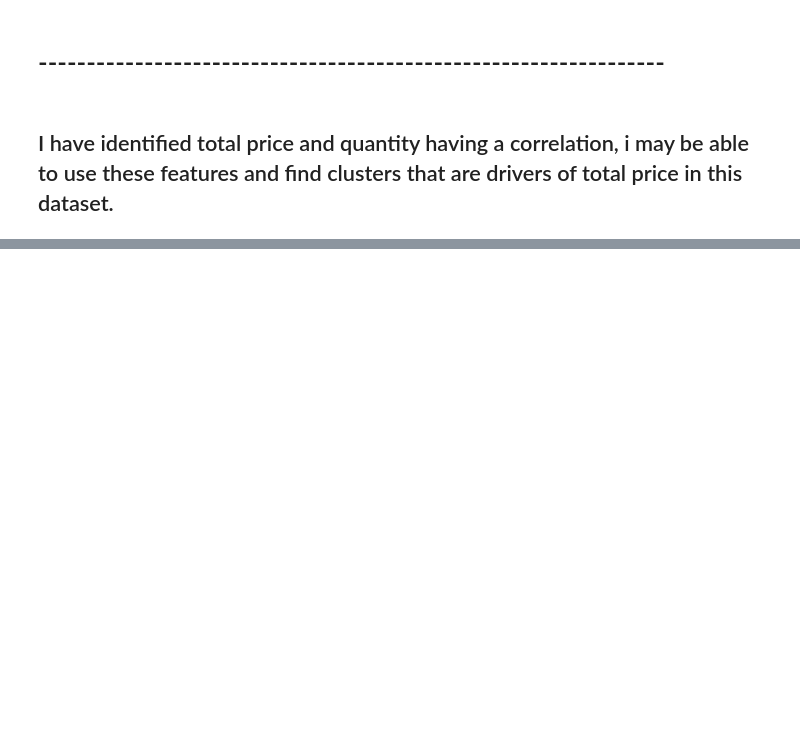
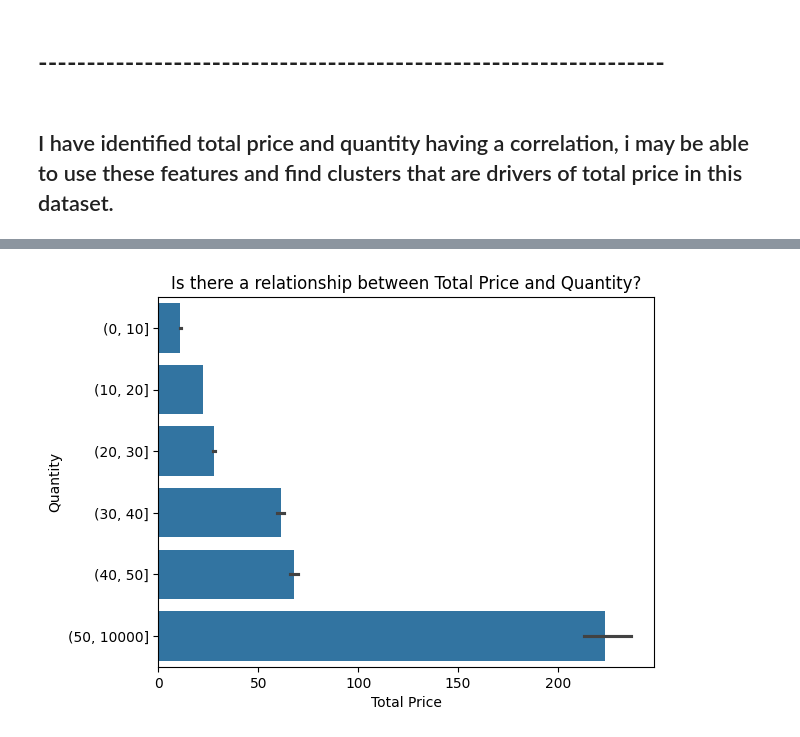
Before and after one commit to Marc-Aradillas/customer-segmentation-project, a Jupyter notebook: exp_working_nb.ipynb, the cells around one changed output, grey strips where cells are left out. Drawn from its saved outputs; the diff is of its cells as text; code cells hidden in the pictures; blank space fills up the shorter version.

Commit message:
binned quantity

```diff
--- a/exp_working_nb.ipynb
+++ b/exp_working_nb.ipynb
@@ -326,0 +323,4 @@ plt.show()
+# %%
+train['quantity_bin'] = pd.cut(train.quantity, [0, 10, 20, 30, 40, 50, 10000])
+
+train.head()
@@ -326,0 +334,9 @@ plt.show()
+# %%
+# plt.figure(figsize=(10, 6))
+sns.barplot(x='total_price', y='quantity_bin', data=train)
+plt.title('Is there a relationship between Total Price and Quantity?')
+plt.xlabel('Total Price')
+plt.ylabel('Quantity')
+plt.show()
+# %% [output]
+[figure, added]
```
Also changed, not shown: parts of 3 cells of this notebook.
